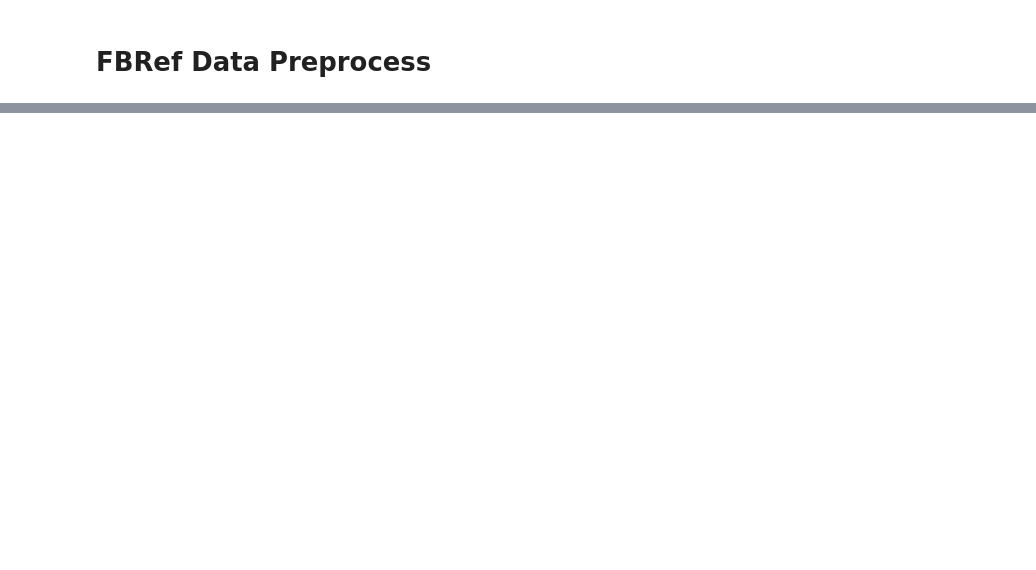
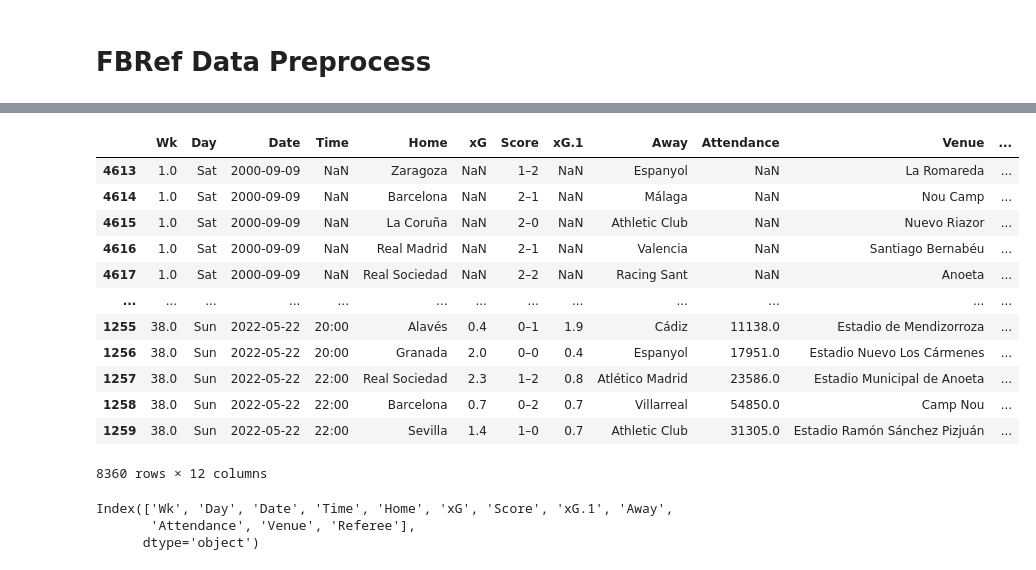
Before and after one commit to natelg1998/laligaproject, a Jupyter notebook: notebooks/fbref_scores_preprocess.ipynb, the cells around one changed output, grey strips where cells are left out. Drawn from its saved outputs; the diff is of its cells as text; code cells hidden in the pictures; blank space fills up the shorter version.

Commit message:
Begin some preprocessing of data

```diff
--- a/notebooks/fbref_scores_preprocess.ipynb
+++ b/notebooks/fbref_scores_preprocess.ipynb
@@ -58,0 +128,35 @@ scores_df
+# %%
+SCORES_OVERALL_DATA = os.path.join(FILE_PATH, "scores_overall.csv")
+scores_overall_df = pd.read_csv(SCORES_OVERALL_DATA)
+scores_overall_df = scores_overall_df.sort_values(["Date", "Time"])
+scores_overall_df.drop(["Unnamed: 0", "Match Report", "Notes"], axis = 1, inplace = True)
+scores_overall_df = scores_overall_df[scores_overall_df['Wk'].notnull()]
+
+start_date = '2000-08-29'
+end_date = '2022-05-30'
+mask = (scores_overall_df['Date'] > start_date) & (scores_overall_df['Date'] <= end_date)
+scores_overall_df = scores_overall_df.loc[mask]
+scores_overall_df
+# %% [output]
+|  | Wk | Day | Date | Time | Home | xG | Score | xG.1 | Away | Attendance | Venue | ... |
+| 4613 | 1.0 | Sat | 2000-09-09 | NaN | Zaragoza | NaN | 1–2 | NaN | Espanyol | NaN | La Romareda | ... |
+| 4614 | 1.0 | Sat | 2000-09-09 | NaN | Barcelona | NaN | 2–1 | NaN | Málaga | NaN | Nou Camp | ... |
+| 4615 | 1.0 | Sat | 2000-09-09 | NaN | La Coruña | NaN | 2–0 | NaN | Athletic Club | NaN | Nuevo Riazor | ... |
+| 4616 | 1.0 | Sat | 2000-09-09 | NaN | Real Madrid | NaN | 2–1 | NaN | Valencia | NaN | Santiago Bernabéu | ... |
+| 4617 | 1.0 | Sat | 2000-09-09 | NaN | Real Sociedad | NaN | 2–2 | NaN | Racing Sant | NaN | Anoeta | ... |
+| ... | ... | ... | ... | ... | ... | ... | ... | ... | ... | ... | ... | ... |
+| 1255 | 38.0 | Sun | 2022-05-22 | 20:00 | Alavés | 0.4 | 0–1 | 1.9 | Cádiz | 11138.0 | Estadio de Mendizorroza | ... |
+| 1256 | 38.0 | Sun | 2022-05-22 | 20:00 | Granada | 2.0 | 0–0 | 0.4 | Espanyol | 17951.0 | Estadio Nuevo Los Cármenes | ... |
+| 1257 | 38.0 | Sun | 2022-05-22 | 22:00 | Real Sociedad | 2.3 | 1–2 | 0.8 | Atlético Madrid | 23586.0 | Estadio Municipal de Anoeta | ... |
+| 1258 | 38.0 | Sun | 2022-05-22 | 22:00 | Barcelona | 0.7 | 0–2 | 0.7 | Villarreal | 54850.0 | Camp Nou | ... |
+| 1259 | 38.0 | Sun | 2022-05-22 | 22:00 | Sevilla | 1.4 | 1–0 | 0.7 | Athletic Club | 31305.0 | Estadio Ramón Sánchez Pizjuán | ... |
+8360 rows × 12 columns
+# %%
+scores_overall_df['Date'] = pd.to_datetime(scores_overall_df['Date'], format = "%Y-%m-%d")
+scores_overall_df['Time'] = pd.to_datetime(scores_overall_df['Time']).dt.time
+scores_overall_df.columns
+# pd.to_datetime(scores_overall_df['Date']).dt.date.dtype
+# %% [output]
+Index(['Wk', 'Day', 'Date', 'Time', 'Home', 'xG', 'Score', 'xG.1', 'Away',
+       'Attendance', 'Venue', 'Referee'],
+      dtype='object')
```
Also changed, not shown: parts of 13 cells of this notebook, 1 other file.
